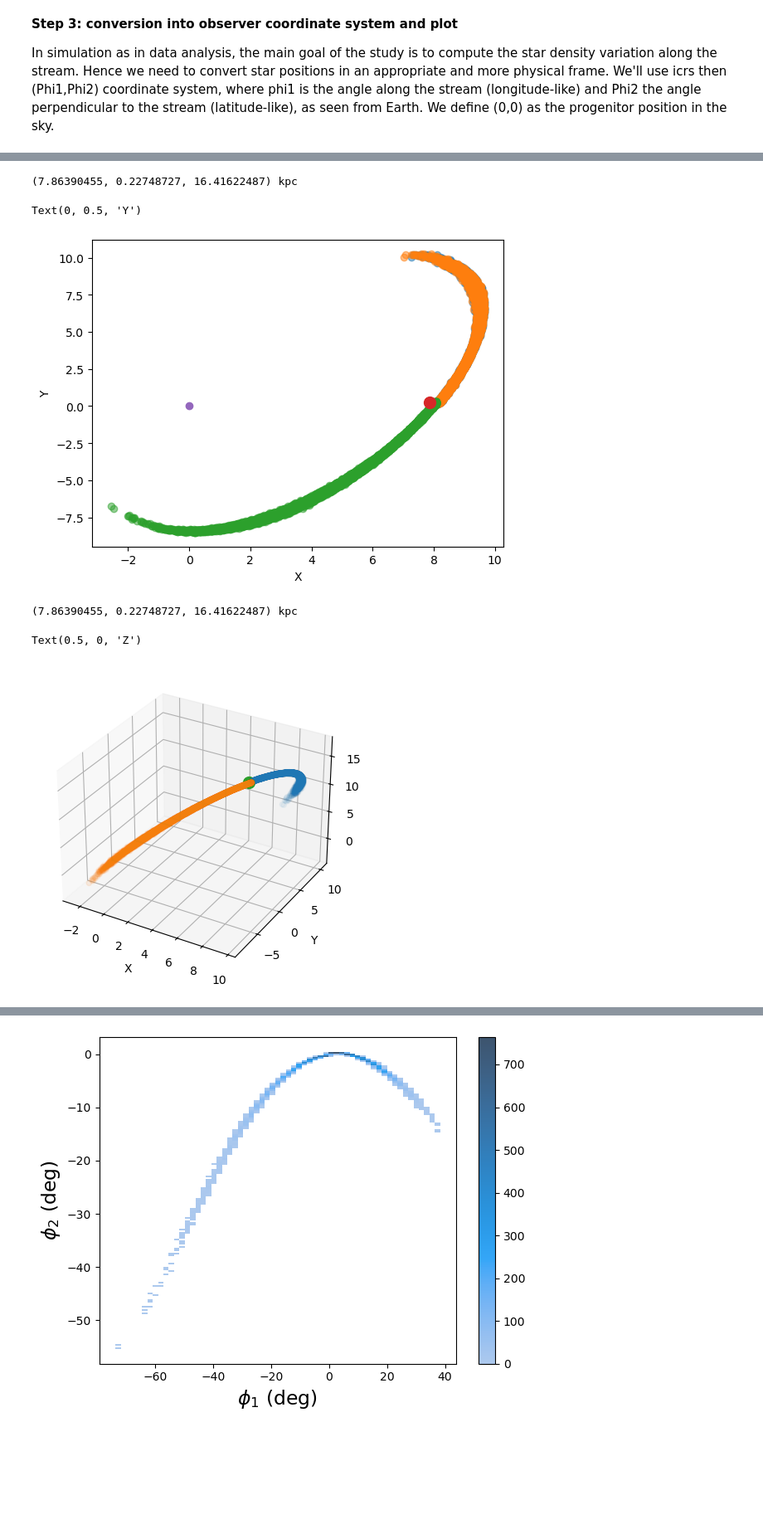
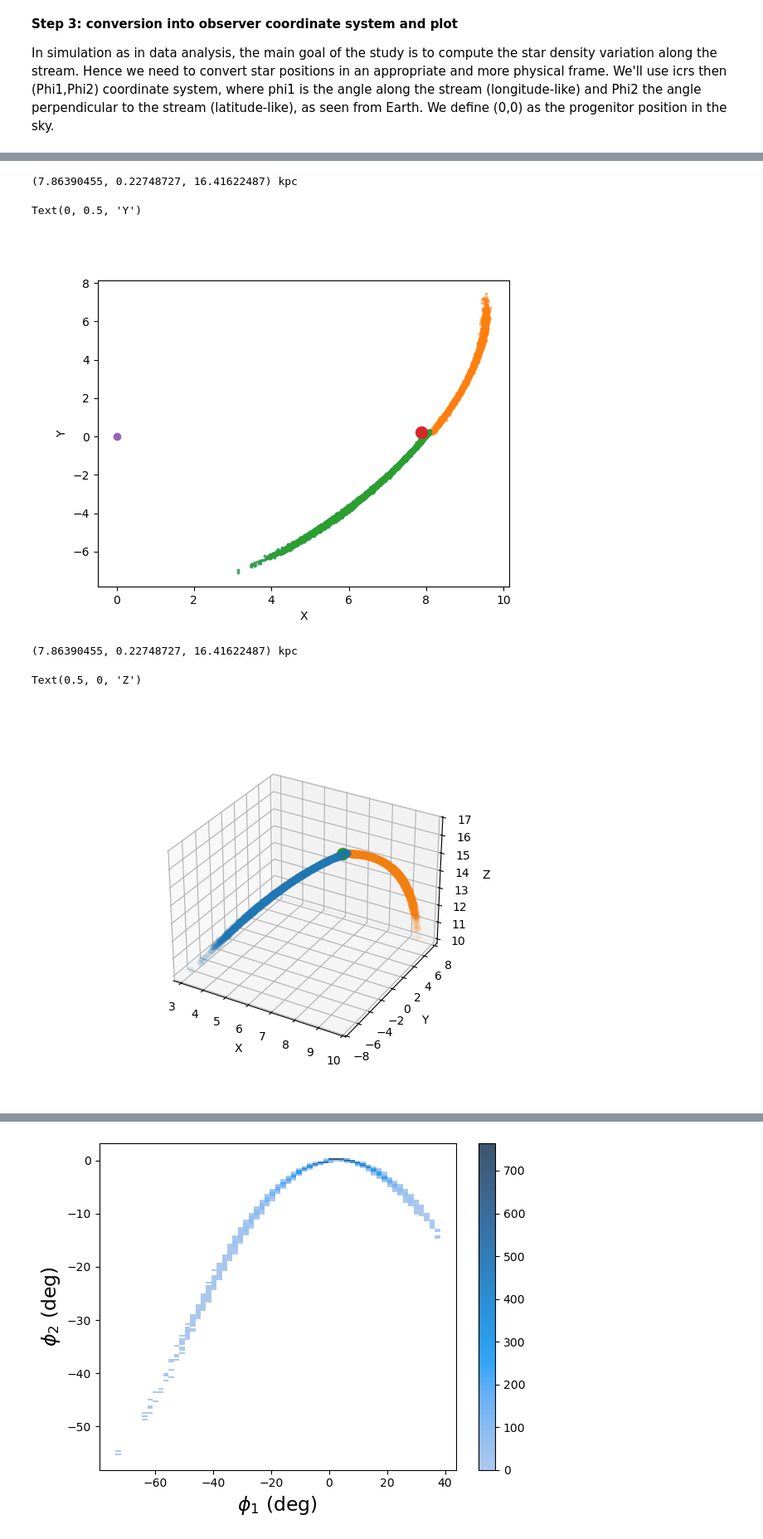
Before and after one commit to LSSTDESC/stream_sim, a Jupyter notebook: notebooks/stream_sim_galpy.ipynb, the cells around one changed output, grey strips where cells are left out. Shown at 83% size. Drawn from its saved outputs; the diff is of its cells as text; code cells hidden in the pictures; blank space fills up the shorter version.

Commit message:
Improvments on stream_sim_galpy

```diff
--- a/notebooks/stream_sim_galpy.ipynb
+++ b/notebooks/stream_sim_galpy.ipynb
@@ -99,8 +98,8 @@ prog_a = 4.*u.pc #scale radius of the plummer sphere
 rc = 23*u.pc #progenitor radius
 prog_pot = gp.PlummerPotential(prog_mass, prog_a)#Define progenitor with a plummer potential
 prog_sigv = sutils.Plummer_sigv(prog_mass, prog_a, rc)/2.15 #velocity dispersion in original cluster. It's assumed that the velocity distribution is isotropic
-
-t_disrupt = 8*u.Gyr #time of disruption of cluster, typically 4.5Gyr
+print(prog_sigv)
+t_disrupt = 4.5*u.Gyr #time of disruption of cluster, typically 4.5Gyr
 # tdisrupt= guc.time_in_Gyr(V0,R0)
 
 ###Accreting host
@@ -112,13 +111,13 @@ mw_pot = gp.MWPotential2014
 
 
 ###Dark matter subhalo(s) and impact parameters
-halo_mass = 1e7 *u.Msun #halo mass
-halo_a = 0.05*u.kpc
+halo_mass = 1e5 *u.Msun #halo mass
+halo_a =0.001*u.kpc
 halo_pot = gp.NFWPotential(amp=halo_mass, a=halo_a)
 v_halo = np.array([6.82200571,132.7700529,149.4174464]) #in km/s (vx,vy,vz)
 
 b_impact = 0.#1 * u.pc
-t_impact = 7.8* u.Gyr
-angle_impact= -0.1
+t_impact = 1* u.Gyr
+angle_impact= 0.5
 # print(0.88/guconv.time_in_Gyr(220,8))
 ###DG, initially hosting the cluster. Optional
@@ -137,6 +138,7 @@ s_lead = gd.streamdf(sigv = prog_sigv,
             aA=aaisochrone,
             leading=True,
             nTrackChunks=26,
+            ro = R0, #Distance scale for translation into internal units
             vsun=vsun,
             tdisrupt=t_disrupt)
 
@@ -146,6 +148,7 @@ s_trail = gd.streamdf(sigv = prog_sigv,
             aA=aaisochrone,
             leading=False,
             nTrackChunks=26,
+            ro = R0, #Distance scale for translation into internal units
             vsun=vsun,
             tdisrupt=t_disrupt)
 # %% [output]
@@ -158,10 +162,10 @@ perturbed_stream = gd.streamgapdf(sigv=prog_sigv, #Radial velocity dispersion of
                         pot = mw_pot, #accreting host potential
                         aA = aaisochrone, #ActionAngle instance used to convert (x,v) to actions. Generally a actionAngleIsochroneApprox instance.
                         tdisrupt = t_disrupt,#  Time since start of disruption
-                        leading = False, #Choice of modelling the leading part (=True) or the trailing part (=False) of the stream
+                        leading = True, #Choice of modelling the leading part (=True) or the trailing part (=False) of the stream
                         #deltaAngleTrack=3, #Angle to estimate the stream track over (rad)
                         nTrackChunks = 26, #Number of chunks to divide the progenitor track in
-                        nTrackIterations = 1, #Number of iterations to perform when establishing the track
+                        # nTrackIterations = 1, #Number of iterations to perform when establishing the track
                         vsun=vsun,
                         ro = R0, #Distance scale for translation into internal units
                         # vo = V0, #Velocity scale for translation into internal units
@@ -235,9 +235,9 @@ print(c_gc.cartesian)
 fig2 = plt.figure()
 ax2 = fig2.add_subplot()
 
-ax2.scatter(X_ps, Y_ps, alpha=0.5)#sts
-ax2.scatter(X_s_trail, Y_s_trail, alpha=0.5)
-ax2.scatter(X_s_lead, Y_s_lead, alpha=0.5)
+ax2.scatter(X_ps, Y_ps, alpha=0.5, s=3)#sts
+ax2.scatter(X_s_trail, Y_s_trail, alpha=0.5, s=3)
+ax2.scatter(X_s_lead, Y_s_lead, alpha=0.5, s=3)
 ax2.scatter(c_gc.cartesian.x,c_gc.cartesian.y,s=100)#progenitor
 ax2.scatter(0,0)#galatic center
 
@@ -247,32 +247,32 @@ ax2.set_ylabel('Y')
 # %% [output]
 (7.86390455, 0.22748727, 16.41622487) kpc
 Text(0, 0.5, 'Y')
-[figure, old version]
+[figure, new version]
 # %%
 #3D representation
 #Cluster, local background potential
 c = ac.ICRS(ra=229 * u.deg, dec=-0.124 * u.deg,
                distance=22.9 * u.kpc,
                pm_ra_cosdec=-2.296 * u.mas/u.yr,
                pm_dec=-2.257 * u.mas/u.yr,
                radial_velocity=-58.7 * u.km/u.s)
 c_gc = c.transform_to(galcen_frame)
 print(c_gc.cartesian)
 fig3 = plt.figure()
 ax3 = fig3.add_subplot(projection='3d')
 
 ax3.scatter(X_ps, Y_ps, Z_ps, alpha=0.05)#sts
-ax3.scatter(X_s_lead, Y_s_lead, Z_s_lead, alpha=0.05)
+ax3.scatter(X_s_trail, Y_s_trail, Z_s_lead, alpha=0.05)
 ax3.scatter(c_gc.cartesian.x,c_gc.cartesian.y, c_gc.cartesian.z,s=100)#progenitor
 # ax3.scatter(0,0,0)#galatic center
 
 ax3.set_xlabel('X')
 ax3.set_ylabel('Y')
 ax3.set_zlabel('Z')
 # %% [output]
 (7.86390455, 0.22748727, 16.41622487) kpc
 Text(0.5, 0, 'Z')
-[figure, old version]
+[figure, new version]
 # %%
 ### plot the track in the radec frame to see how it would appears from an observer on earth
 ra_prog, dec_prog = progenitor.loc[:,['ra']].values.tolist()[0], progenitor.loc[:,['dec']].values.tolist()[0]
```
Also changed, not shown: parts of 9 cells of this notebook, 1 other file.
